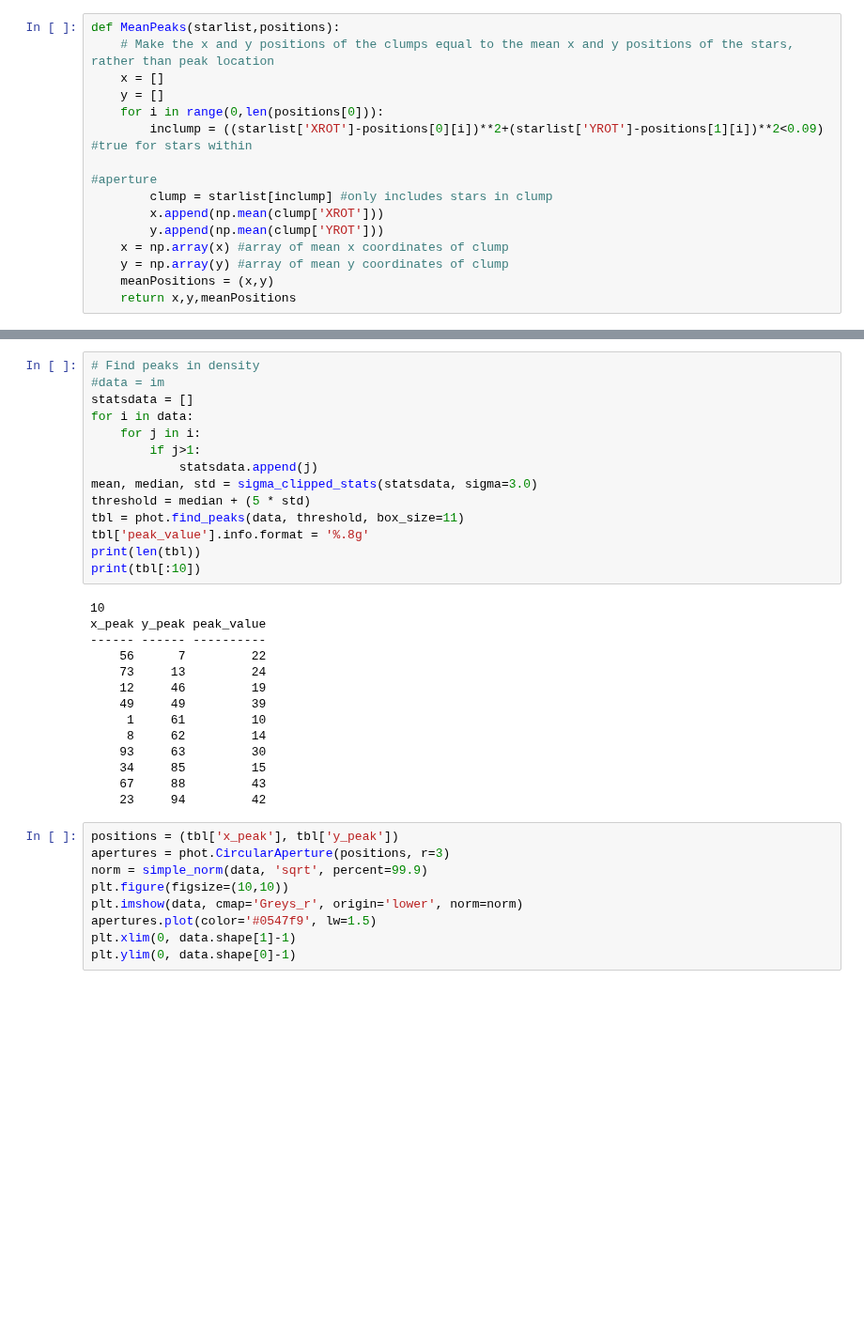
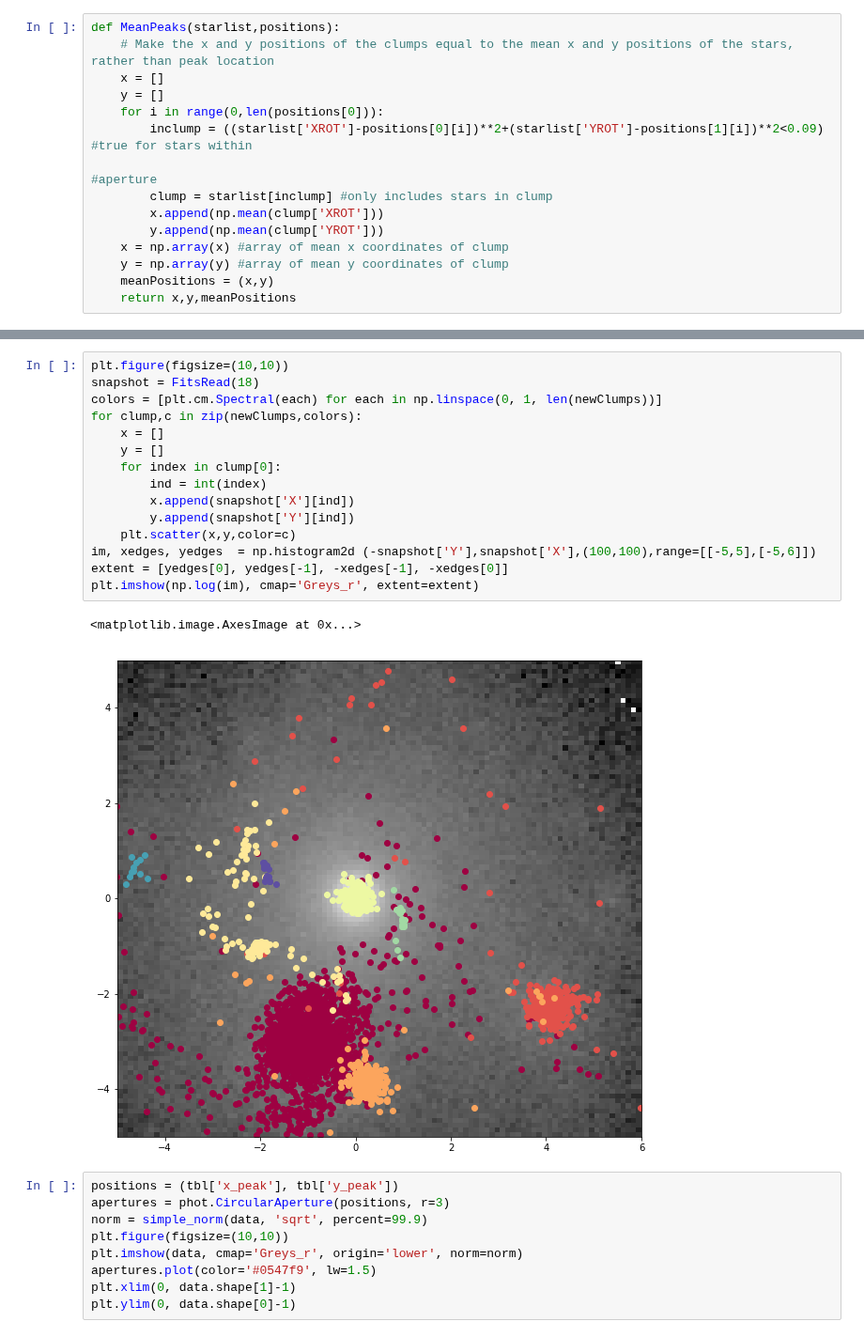
Before and after one commit to BethanyGarver/clumpy-star-formation, a Jupyter notebook: ClusterFinderPhotutils-checkpoint.ipynb, the cells around one changed output, grey strips where cells are left out. Shown at 94% size. Saved outputs shown, nothing was run; the diff lists cells and outputs as text; blank space fills up the shorter version.

```diff
--- a/ClusterFinderPhotutils-checkpoint.ipynb
+++ b/ClusterFinderPhotutils-checkpoint.ipynb
@@ -284,31 +298,21 @@ for i in clumps:
-# %%
-# Find peaks in density
-#data = im
-statsdata = []
-for i in data:
-    for j in i:
-        if j>1:
-            statsdata.append(j)
-mean, median, std = sigma_clipped_stats(statsdata, sigma=3.0)
-threshold = median + (5 * std)
-tbl = phot.find_peaks(data, threshold, box_size=11)
-tbl['peak_value'].info.format = '%.8g'
-print(len(tbl))
-print(tbl[:10])
-# %% [output]
-10
-x_peak y_peak peak_value
------- ------ ----------
-    56      7         22
-    73     13         24
-    12     46         19
-    49     49         39
-     1     61         10
-     8     62         14
-    93     63         30
-    34     85         15
-    67     88         43
-    23     94         42
+# %%
+plt.figure(figsize=(10,10))
+snapshot = FitsRead(18)
+colors = [plt.cm.Spectral(each) for each in np.linspace(0, 1, len(newClumps))]
+for clump,c in zip(newClumps,colors):
+    x = []
+    y = []
+    for index in clump[0]:
+        ind = int(index)
+        x.append(snapshot['X'][ind])
+        y.append(snapshot['Y'][ind])
+    plt.scatter(x,y,color=c)
+im, xedges, yedges  = np.histogram2d (-snapshot['Y'],snapshot['X'],(100,100),range=[[-5,5],[-5,6]])
+extent = [yedges[0], yedges[-1], -xedges[-1], -xedges[0]]
+plt.imshow(np.log(im), cmap='Greys_r', extent=extent)
+# %% [output]
+<matplotlib.image.AxesImage at 0x...>
+[figure, added]
 # %%
 positions = (tbl['x_peak'], tbl['y_peak'])
 apertures = phot.CircularAperture(positions, r=3)
```
Also changed, not shown: parts of 6 cells of this notebook.
